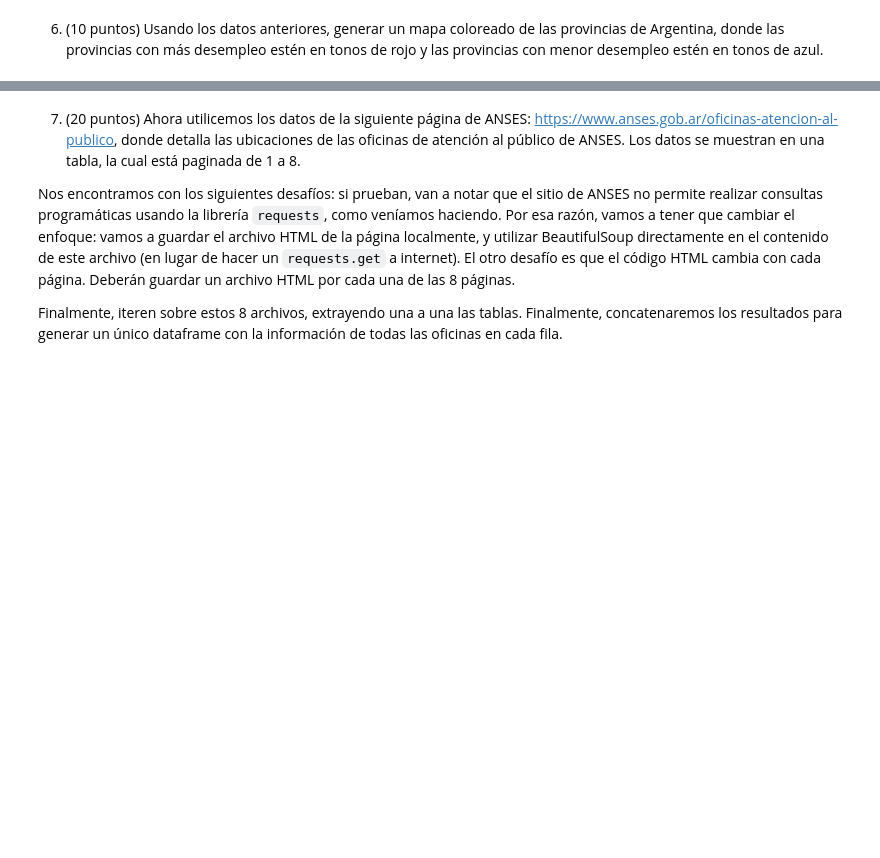
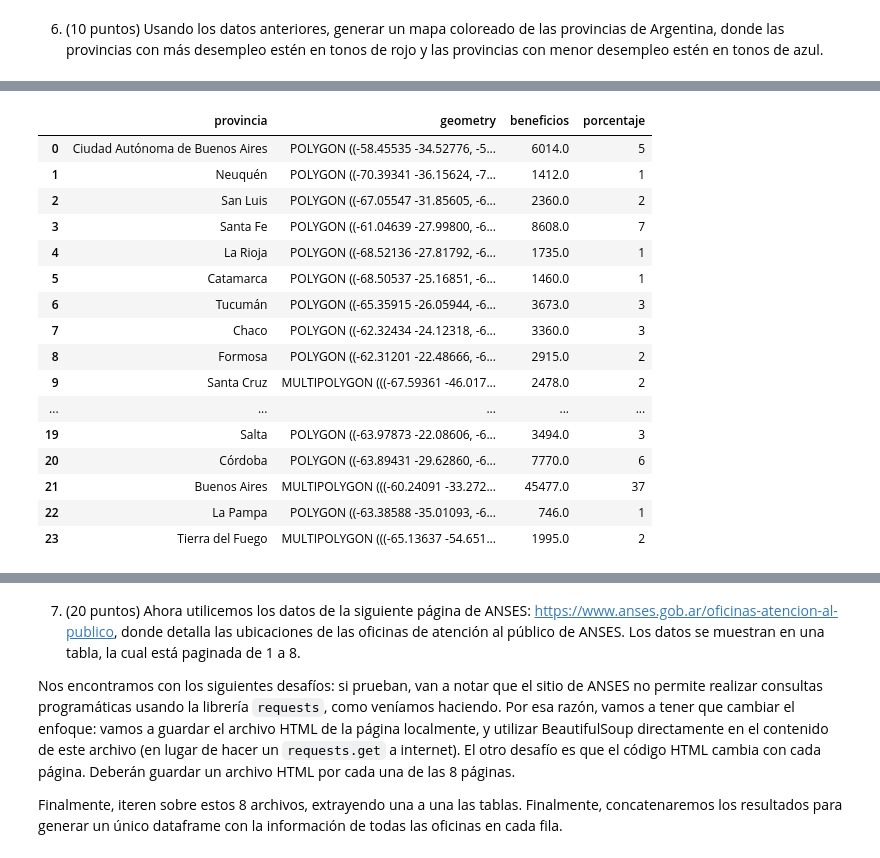
Before and after one commit to larasofiacantero/repo_tp6, a Jupyter notebook: Cantero_LS_PythEcon2024_tp6.ipynb, the cells around one changed output, grey strips where cells are left out. Saved outputs shown, nothing was run; the diff lists cells and outputs as text; code cells hidden in the pictures; blank space fills up the shorter version.

```diff
--- a/Cantero_LS_PythEcon2024_tp6.ipynb
+++ b/Cantero_LS_PythEcon2024_tp6.ipynb
@@ -311,0 +481,20 @@ tabla_p21
+# %%
+ben_prov_gdf
+# %% [output]
+|  | provincia | geometry | beneficios | porcentaje |
+| 0 | Ciudad Autónoma de Buenos Aires | POLYGON ((-58.45535 -34.52776, -5... | 6014.0 | 5 |
+| 1 | Neuquén | POLYGON ((-70.39341 -36.15624, -7... | 1412.0 | 1 |
+| 2 | San Luis | POLYGON ((-67.05547 -31.85605, -6... | 2360.0 | 2 |
+| 3 | Santa Fe | POLYGON ((-61.04639 -27.99800, -6... | 8608.0 | 7 |
+| 4 | La Rioja | POLYGON ((-68.52136 -27.81792, -6... | 1735.0 | 1 |
+| 5 | Catamarca | POLYGON ((-68.50537 -25.16851, -6... | 1460.0 | 1 |
+| 6 | Tucumán | POLYGON ((-65.35915 -26.05944, -6... | 3673.0 | 3 |
+| 7 | Chaco | POLYGON ((-62.32434 -24.12318, -6... | 3360.0 | 3 |
+| 8 | Formosa | POLYGON ((-62.31201 -22.48666, -6... | 2915.0 | 2 |
+| 9 | Santa Cruz | MULTIPOLYGON (((-67.59361 -46.017... | 2478.0 | 2 |
+| ... | ... | ... | ... | ... |
+| 19 | Salta | POLYGON ((-63.97873 -22.08606, -6... | 3494.0 | 3 |
+| 20 | Córdoba | POLYGON ((-63.89431 -29.62860, -6... | 7770.0 | 6 |
+| 21 | Buenos Aires | MULTIPOLYGON (((-60.24091 -33.272... | 45477.0 | 37 |
+| 22 | La Pampa | POLYGON ((-63.38588 -35.01093, -6... | 746.0 | 1 |
+| 23 | Tierra del Fuego | MULTIPOLYGON (((-65.13637 -54.651... | 1995.0 | 2 |
```
Also changed, not shown: parts of 63 cells of this notebook, 6 other files.
